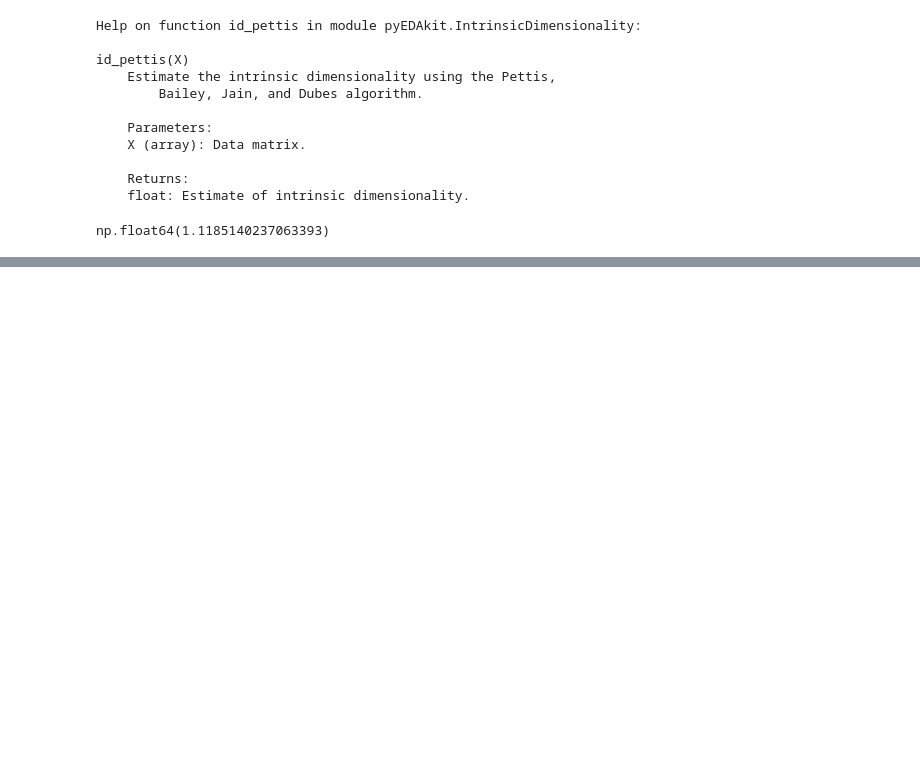
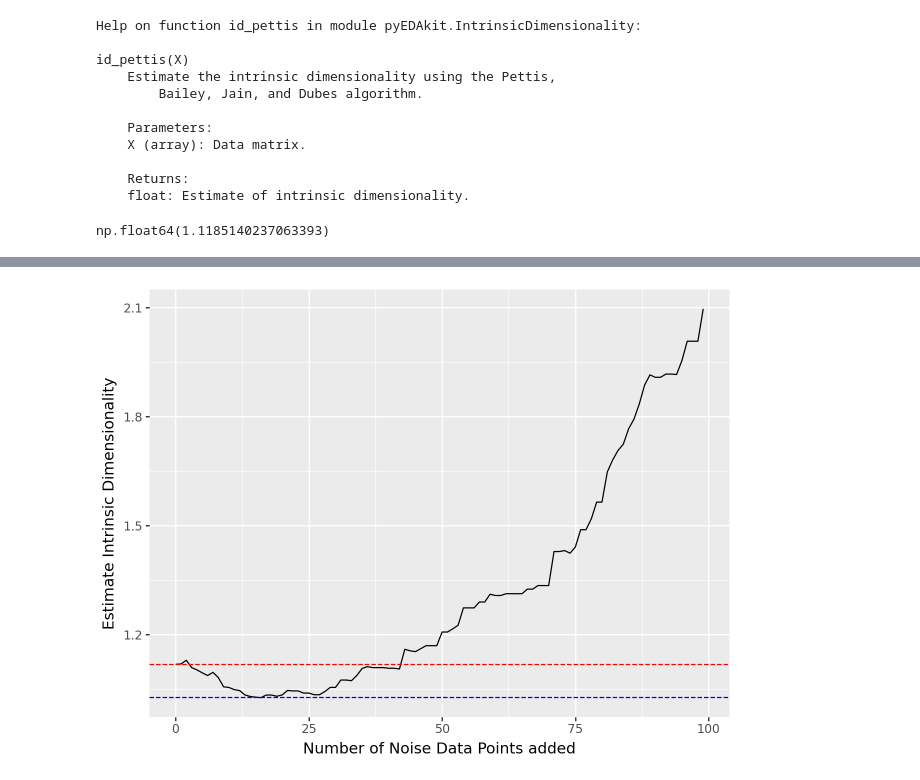
Before and after one commit to notPlancha/eda-lab-1, a Jupyter notebook: src/4.ipynb, the cells around one changed output, grey strips where cells are left out. Cells and saved outputs as stored; diff of their text form; code cells hidden in the pictures; blank space fills up the shorter version.

```diff
--- a/src/4.ipynb
+++ b/src/4.ipynb
@@ -70,6 +62,7 @@ id_pettis(X)
 # %%
 from pyEDAkit.IntrinsicDimensionality import id_pettis
 
-id_pettis(df)
+eid = id_pettis(df)
+eid
 # %% [output]
 np.float64(1.1185140237063393)
@@ -77,0 +73,4 @@ b) Add noise of various sizes to your cuvre and thereafter study the intrinsic d
+# %%
+# get min and max of each
+min_max = df.agg(["min", "max"])
+min_max
@@ -77,0 +97,16 @@ b) Add noise of various sizes to your cuvre and thereafter study the intrinsic d
+# %%
+iterations = 100
+n_generated = 100
+
+noise_list = [[0, eid]]
+df_noised = df.copy()
+np.random.seed(1)
+for i in range(1, iterations):
+  x = np.random.uniform(min_max['x']['min'], min_max['x']['max'], n_generated//iterations)
+  y = np.random.uniform(min_max['y']['min'], min_max['y']['max'], n_generated//iterations)
+  z = np.random.uniform(min_max['z']['min'], min_max['z']['max'], n_generated//iterations)
+
+  df_noised = pd.concat([df_noised, pd.DataFrame({'x': x, 'y': y, 'z': z})], ignore_index=True)
+  noise_list.append([(n_generated//iterations)*i, id_pettis(df_noised)])
+noise_df = pd.DataFrame(noise_list, columns=['n', 'eid'])
+noise_df
@@ -77,0 +131,12 @@ b) Add noise of various sizes to your cuvre and thereafter study the intrinsic d
+# %%
+# plot noise_df
+from plotnine import *
+(
+  ggplot(noise_df, aes(x='n', y='eid'))
+  + geom_line()
+  + geom_hline(yintercept=eid, linetype='dashed', color='red')
+  + geom_hline(yintercept=min(noise_df['eid']), linetype='dashed', color='blue')
+  + labs(x='Number of Noise Data Points added', y='Estimate Intrinsic Dimensionality')
+)
+# %% [output]
+[figure, added]
```
Also changed, not shown: parts of 10 cells of this notebook.
